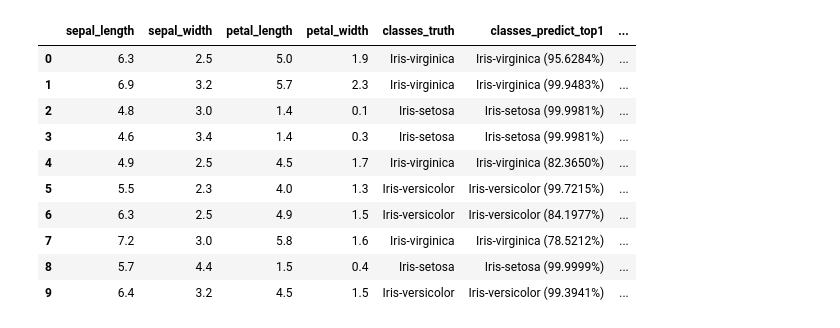
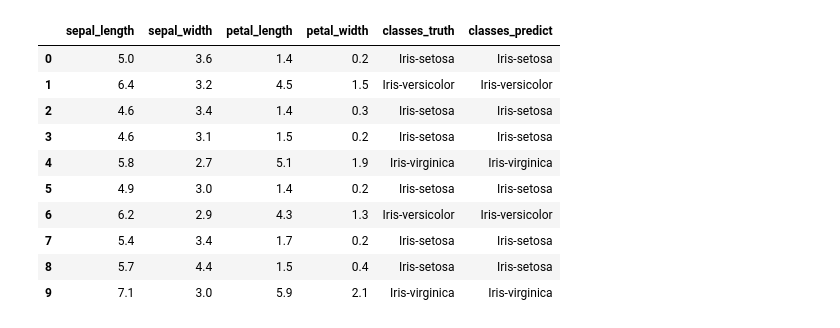
Before and after one commit to nunenuh/torchwisdom, a Jupyter notebook: example/TabularClassifiers.ipynb, the cells around one changed output. Saved outputs shown, nothing was run; the diff lists cells and outputs as text; code cells hidden in the pictures.

```diff
--- a/example/TabularClassifiers.ipynb
+++ b/example/TabularClassifiers.ipynb
@@ -22,5 +13,6 @@ from torchwisdom.core.nn import functional as N
 # %%
-data = categorical_dataset('data/iris.csv', target_columns='classes')
+data = categorical_data('data/iris.csv', target_columns='classes', batch_size=32,
+                        use_normalization = True, normalization_mode = 'minmax')
 # %%
 model = nn.Sequential(
     nn.Linear(4, 64),
@@ -33,4 +25,3 @@ model = nn.Sequential(
 )
 # %%
 trainer = classifier_trainer(data, model)
-trainer.fit(10, lr=0.02)
@@ -52,0 +28,4 @@ feat, targ = next(iter(data.validloader))
+# %%
+trainer.resumeable(True)
+trainer.save_best(True, metric="val_acc", mode="max")
+trainer.fit(10, lr=0.001)
@@ -53,14 +46,16 @@ feat, targ = next(iter(data.validloader))
+# %%
+feat, targ = data.validset.sample(10, use_transform=False)
 # %%
-trainer.predict(tensor_data=feat[:10], target=targ[:10], show_table=True, use_topk=True, kval=3)
+trainer.predict(feature=feat, target=targ, show_table=True)
 # %% [output]
-|  | sepal_length | sepal_width | petal_length | petal_width | classes_truth | classes_predict_top1 | ... |
-| 0 | 6.3 | 2.5 | 5.0 | 1.9 | Iris-virginica | Iris-virginica (95.6284%) | ... |
-| 1 | 6.9 | 3.2 | 5.7 | 2.3 | Iris-virginica | Iris-virginica (99.9483%) | ... |
-| 2 | 4.8 | 3.0 | 1.4 | 0.1 | Iris-setosa | Iris-setosa (99.9981%) | ... |
-| 3 | 4.6 | 3.4 | 1.4 | 0.3 | Iris-setosa | Iris-setosa (99.9981%) | ... |
-| 4 | 4.9 | 2.5 | 4.5 | 1.7 | Iris-virginica | Iris-virginica (82.3650%) | ... |
-| 5 | 5.5 | 2.3 | 4.0 | 1.3 | Iris-versicolor | Iris-versicolor (99.7215%) | ... |
-| 6 | 6.3 | 2.5 | 4.9 | 1.5 | Iris-versicolor | Iris-versicolor (84.1977%) | ... |
-| 7 | 7.2 | 3.0 | 5.8 | 1.6 | Iris-virginica | Iris-virginica (78.5212%) | ... |
-| 8 | 5.7 | 4.4 | 1.5 | 0.4 | Iris-setosa | Iris-setosa (99.9999%) | ... |
-| 9 | 6.4 | 3.2 | 4.5 | 1.5 | Iris-versicolor | Iris-versicolor (99.3941%) | ... |
+|  | sepal_length | sepal_width | petal_length | petal_width | classes_truth | classes_predict |
+| 0 | 5.0 | 3.6 | 1.4 | 0.2 | Iris-setosa | Iris-setosa |
+| 1 | 6.4 | 3.2 | 4.5 | 1.5 | Iris-versicolor | Iris-versicolor |
+| 2 | 4.6 | 3.4 | 1.4 | 0.3 | Iris-setosa | Iris-setosa |
+| 3 | 4.6 | 3.1 | 1.5 | 0.2 | Iris-setosa | Iris-setosa |
+| 4 | 5.8 | 2.7 | 5.1 | 1.9 | Iris-virginica | Iris-virginica |
+| 5 | 4.9 | 3.0 | 1.4 | 0.2 | Iris-setosa | Iris-setosa |
+| 6 | 6.2 | 2.9 | 4.3 | 1.3 | Iris-versicolor | Iris-versicolor |
+| 7 | 5.4 | 3.4 | 1.7 | 0.2 | Iris-setosa | Iris-setosa |
+| 8 | 5.7 | 4.4 | 1.5 | 0.4 | Iris-setosa | Iris-setosa |
+| 9 | 7.1 | 3.0 | 5.9 | 2.1 | Iris-virginica | Iris-virginica |
```
Also changed, not shown: parts of 7 cells of this notebook, 6 other files.
